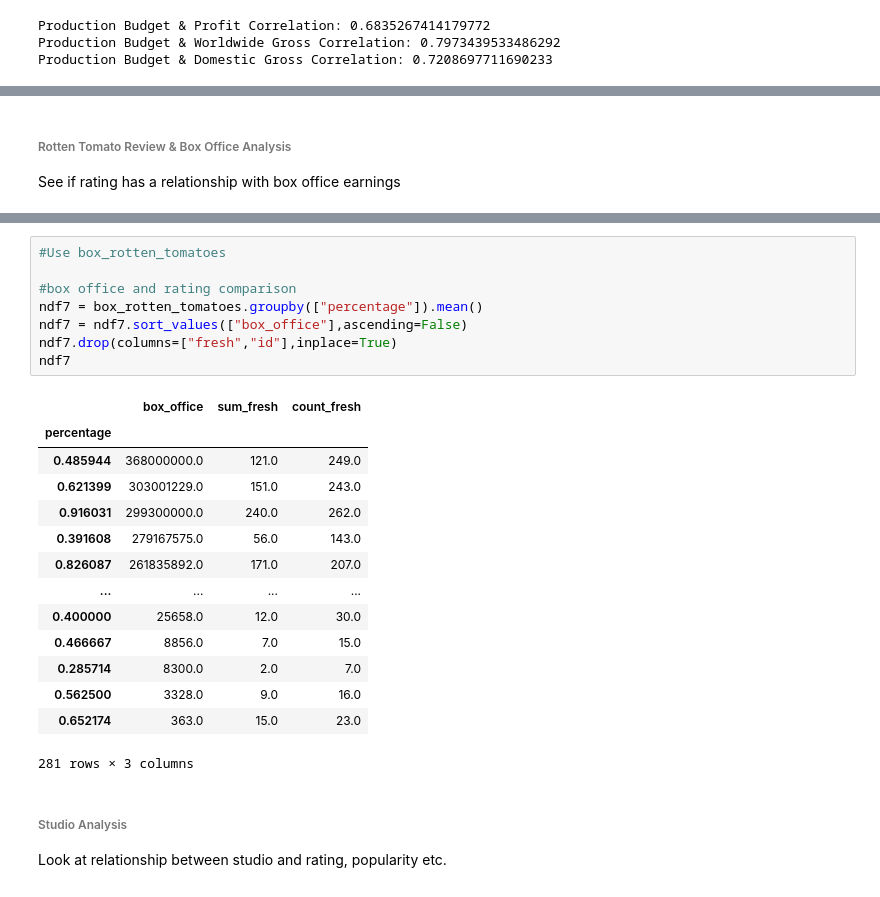
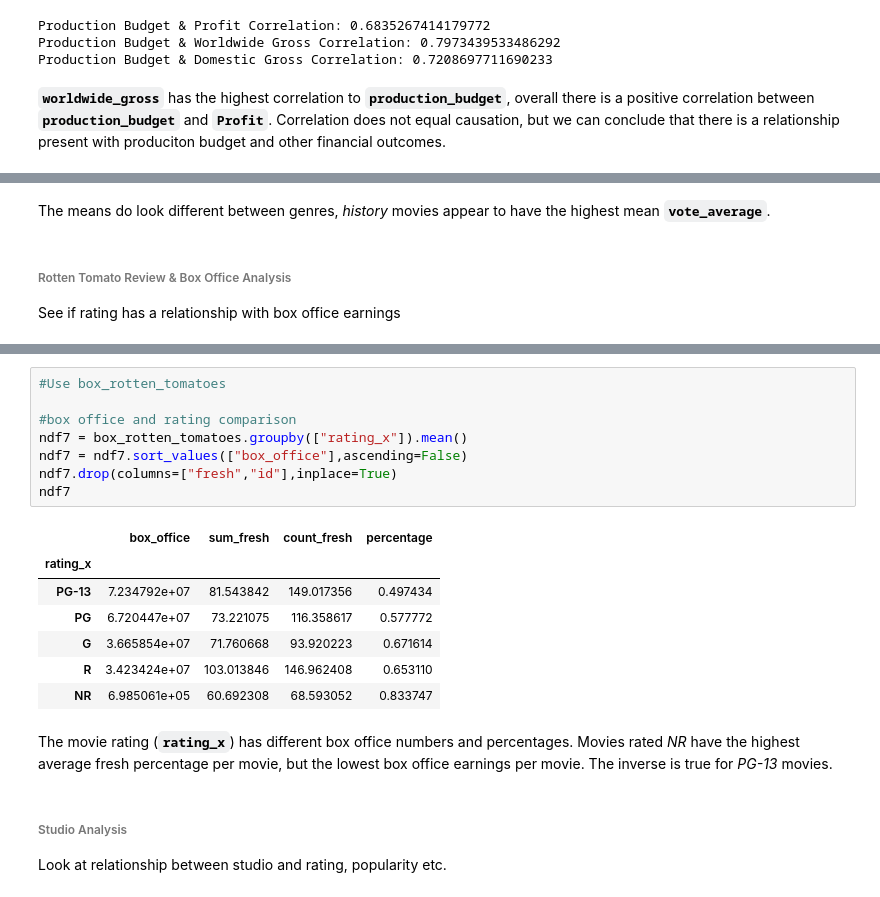
Before and after one commit to Brandon-Meyer0/git-dat-money, a Jupyter notebook: Capstone_1A_Final.ipynb, the cells around one changed output, grey strips where cells are left out. Drawn from its saved outputs; the diff is of its cells as text.

```diff
--- a/Capstone_1A_Final.ipynb
+++ b/Capstone_1A_Final.ipynb
@@ -1017,6 +1003,8 @@ print("Production Budget & Domestic Gross Correlation:", performanceDF['producti
 Production Budget & Profit Correlation: 0.6835267414179772
 Production Budget & Worldwide Gross Correlation: 0.7973439533486292
 Production Budget & Domestic Gross Correlation: 0.7208697711690233
+# %% [markdown]
+**`worldwide_gross`** has the highest correlation to **`production_budget`**, overall there is a positive correlation between **`production_budget`** and **`Profit`**. Correlation does not equal causation, but we can conclude that there is a relationship present with produciton budget and other financial outcomes.
 # %%
 jdf1 = performanceDF.explode('genre_ids').reset_index(drop=True)
 jdf1.groupby('genre_ids')['vote_average'].mean()
@@ -1038,6 +1026,8 @@ Thriller           5.967453
 War                6.633929
 Western            5.896296
 Name: vote_average, dtype: float64
+# %% [markdown]
+The means do look different between genres, *history* movies appear to have the highest mean **`vote_average`**.
 # %% [markdown]
 ###### Rotten Tomato Review & Box Office Analysis
 See if rating has a relationship with box office earnings
@@ -1053,26 +1043,21 @@ box_rotten_tomatoes.head()
 # %%
 #Use box_rotten_tomatoes
 
 #box office and rating comparison
-ndf7 = box_rotten_tomatoes.groupby(["percentage"]).mean()
+ndf7 = box_rotten_tomatoes.groupby(["rating_x"]).mean()
 ndf7 = ndf7.sort_values(["box_office"],ascending=False)
 ndf7.drop(columns=["fresh","id"],inplace=True)
 ndf7
 # %% [output]
-|  | box_office | sum_fresh | count_fresh |
-| percentage |  |  |  |
-| 0.485944 | 368000000.0 | 121.0 | 249.0 |
-| 0.621399 | 303001229.0 | 151.0 | 243.0 |
-| 0.916031 | 299300000.0 | 240.0 | 262.0 |
-| 0.391608 | 279167575.0 | 56.0 | 143.0 |
-| 0.826087 | 261835892.0 | 171.0 | 207.0 |
-| ... | ... | ... | ... |
-| 0.400000 | 25658.0 | 12.0 | 30.0 |
-| 0.466667 | 8856.0 | 7.0 | 15.0 |
-| 0.285714 | 8300.0 | 2.0 | 7.0 |
-| 0.562500 | 3328.0 | 9.0 | 16.0 |
-| 0.652174 | 363.0 | 15.0 | 23.0 |
+|  | box_office | sum_fresh | count_fresh | percentage |
+| rating_x |  |  |  |  |
+| PG-13 | 7.234792e+07 | 81.543842 | 149.017356 | 0.497434 |
+| PG | 6.720447e+07 | 73.221075 | 116.358617 | 0.577772 |
+| G | 3.665854e+07 | 71.760668 | 93.920223 | 0.671614 |
+| R | 3.423424e+07 | 103.013846 | 146.962408 | 0.653110 |
+| NR | 6.985061e+05 | 60.692308 | 68.593052 | 0.833747 |
-281 rows × 3 columns
+# %% [markdown]
+The movie rating (**`rating_x`**) has different box office numbers and percentages. Movies rated *NR* have the highest average fresh percentage per movie, but the lowest box office earnings per movie. The inverse is true for *PG-13* movies.
 # %% [markdown]
 ###### Studio Analysis
 Look at relationship between studio and rating, popularity etc.
```
Also changed, not shown: parts of 54 cells of this notebook.
